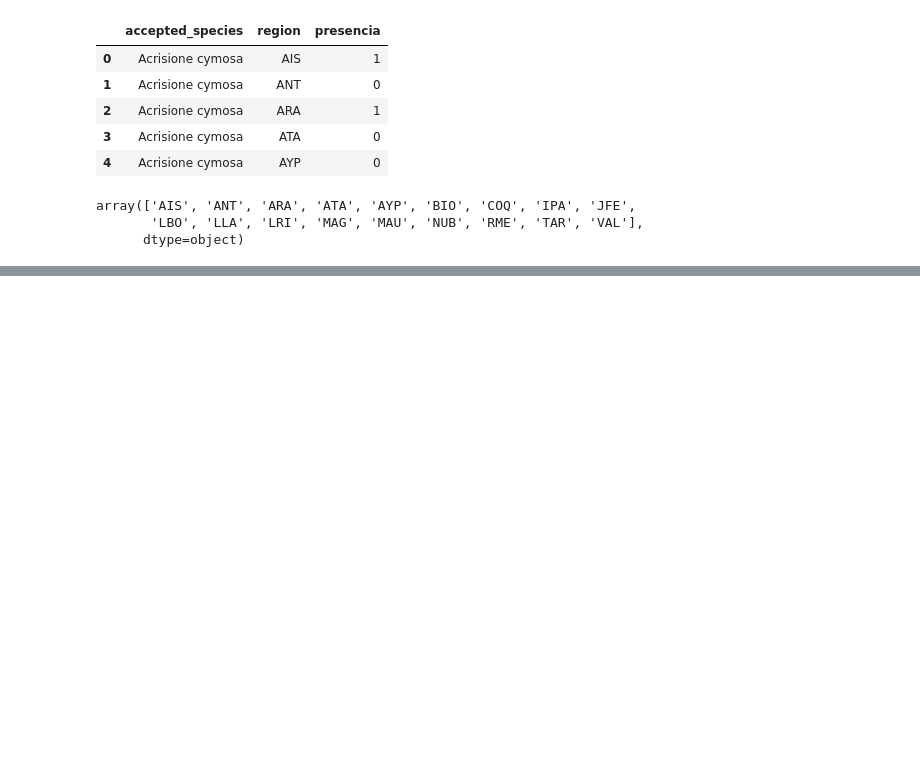
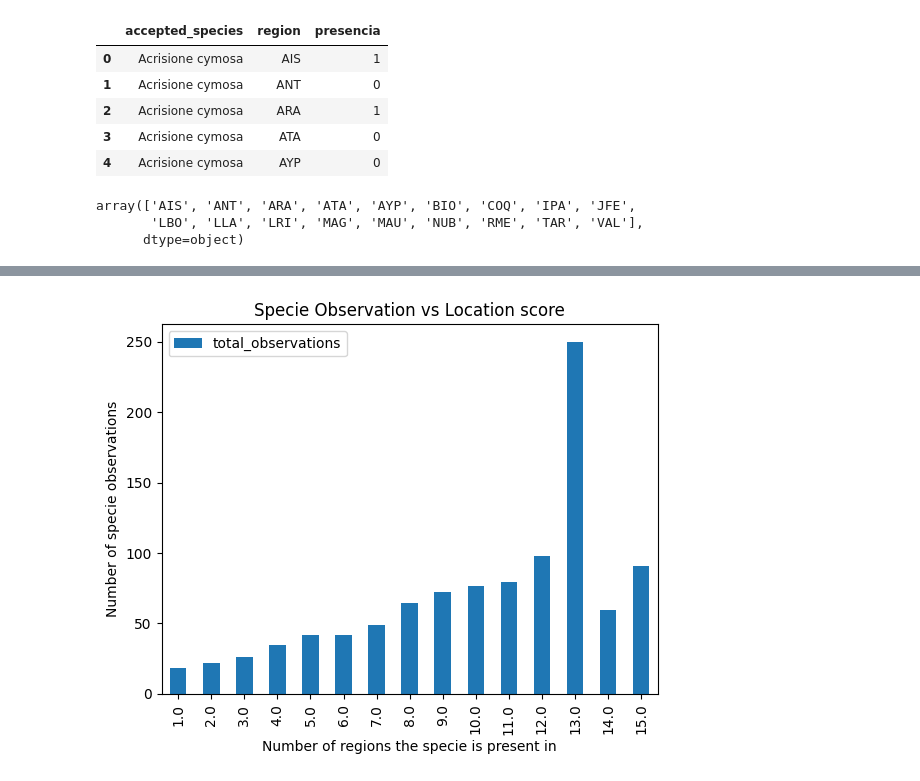
Before and after one commit to flawedvice/rasgos-cl-analysis, a Jupyter notebook: analysis.ipynb, the cells around one changed output, grey strips where cells are left out. Drawn from its saved outputs; the diff is of its cells as text; code cells hidden in the pictures; blank space fills up the shorter version.

```diff
--- a/analysis.ipynb
+++ b/analysis.ipynb
@@ -173,0 +217,3 @@ merged.head()
+# %%
+merged = pd.merge(observed_located_species, herbario_species, left_index=True, right_on="scientific_name", how="outer", suffixes=("", "_herbario"))
+merged.info()
@@ -173,0 +238,8 @@ merged.head()
+# %%
+region_columns = [region.split("_")[0] for region in merged.columns if "_herbario" in region]
+
+unified_regions = merged
+for region in region_columns:
+    unified_regions[region] = unified_regions.apply(lambda row: row[f'{region}_herbario'] if (row[region]==0 or np.isnan(row[region])) and not np.isnan(row[f'{region}_herbario']) else row[region], axis=1)
+
+unified_regions.head()
@@ -173,0 +254,8 @@ merged.head()
+# %%
+simplified_columns = ["scientific_name", "total_observations", "habit", "status", "conservation_state"]
+simplified_columns.extend(region_columns)
+
+simplified_df = unified_regions.loc[:, simplified_columns]
+# Add location score by showing total region presence
+simplified_df["location_score"] = simplified_df.loc[:, region_columns].sum(axis=1)
+simplified_df.head()
@@ -173,0 +270,8 @@ merged.head()
+# %%
+clean_df = simplified_df.dropna(subset=["total_observations"])
+
+column_fillna = {region: 0 for region in region_columns}
+column_fillna["total_observations"] = 0
+column_fillna["conservation_state"] = "Not Applicable (N/A)"
+
+clean_df.fillna(column_fillna, inplace=True)
@@ -173,0 +294,11 @@ merged.head()
+# %%
+obs_per_location = clean_df.loc[:, ["location_score", "total_observations"]].groupby("location_score").mean().sort_values("location_score")
+
+obs_per_location.plot.bar(
+    title="Specie Observation vs Location score",
+    xlabel="Number of regions the specie is present in",
+    ylabel="Number of specie observations",
+)
+plt.show()
+# %% [output]
+[figure, added]
```
Also changed, not shown: parts of 29 cells of this notebook.
